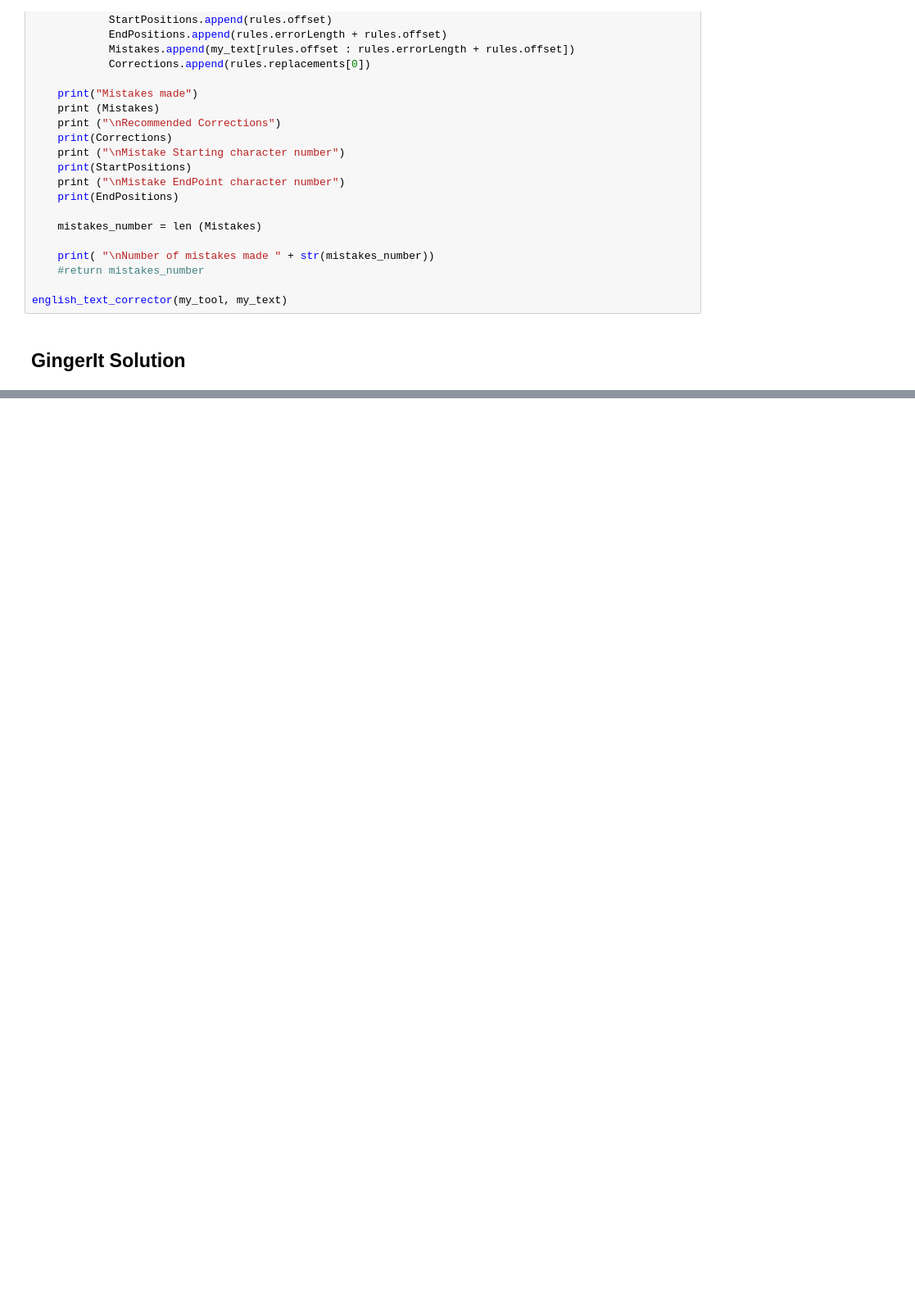
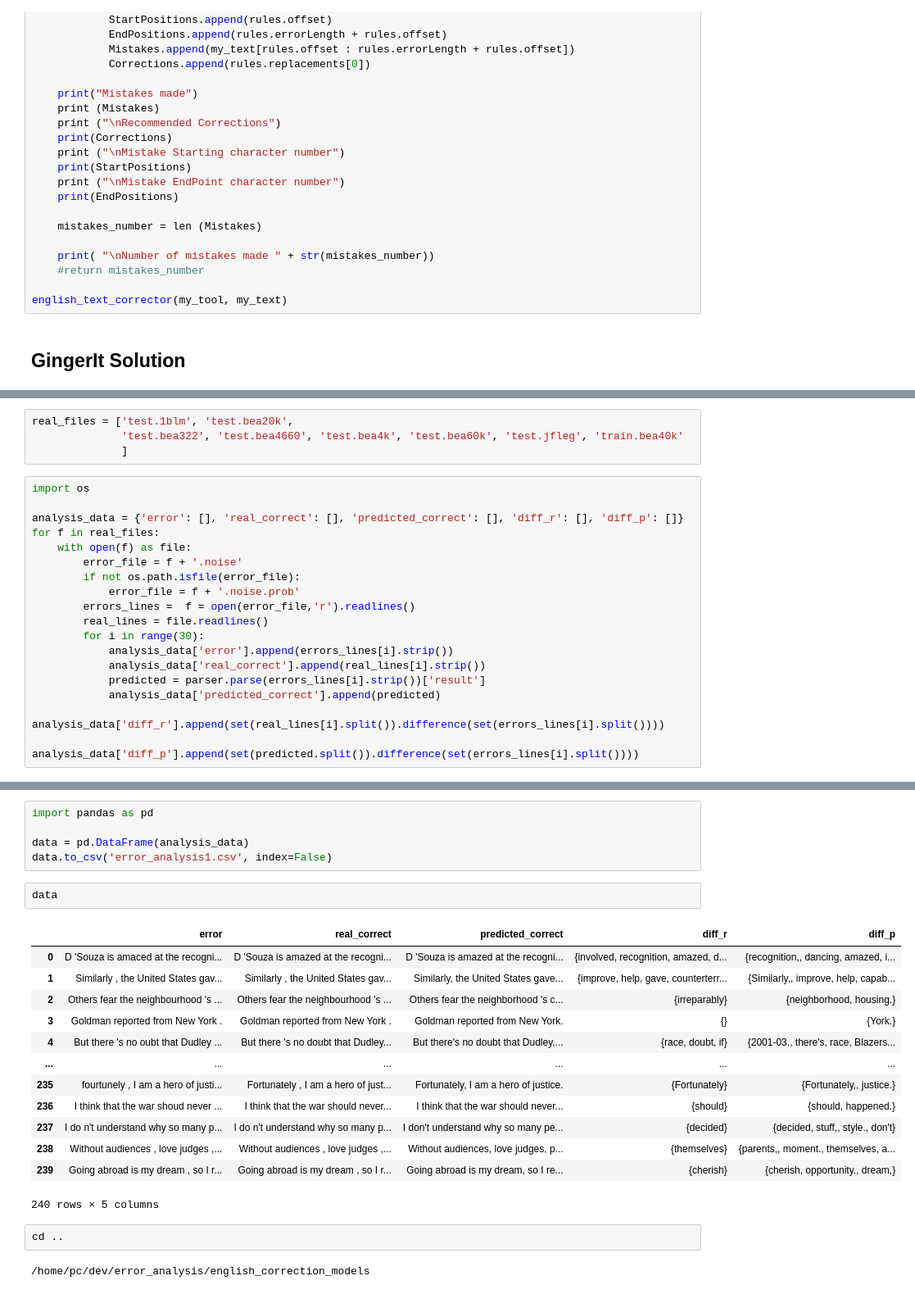
Before and after one commit to BernardTockmaji/english_correction_models, a Jupyter notebook: english_corrector_models.ipynb, the cells around one changed output, grey strips where cells are left out. Shown: that part at 82% size. Saved outputs shown, nothing was run; the diff lists cells and outputs as text; blank space fills up the shorter version.

Commit message:
spell error detection

```diff
--- a/english_corrector_models.ipynb
+++ b/english_corrector_models.ipynb
@@ -119,0 +143,22 @@ parser.parse(text)
+# %%
+real_files = ['test.1blm', 'test.bea20k',
+              'test.bea322', 'test.bea4660', 'test.bea4k', 'test.bea60k', 'test.jfleg', 'train.bea40k'
+              ]
+# %%
+import os
+
+analysis_data = {'error': [], 'real_correct': [], 'predicted_correct': [], 'diff_r': [], 'diff_p': []}
+for f in real_files:
+    with open(f) as file:
+        error_file = f + '.noise'
+        if not os.path.isfile(error_file):
+            error_file = f + '.noise.prob'
+        errors_lines =  f = open(error_file,'r').readlines()
+        real_lines = file.readlines()
+        for i in range(30):
+            analysis_data['error'].append(errors_lines[i].strip())
+            analysis_data['real_correct'].append(real_lines[i].strip())
+            predicted = parser.parse(errors_lines[i].strip())['result']
+            analysis_data['predicted_correct'].append(predicted)
+            analysis_data['diff_r'].append(set(real_lines[i].split()).difference(set(errors_lines[i].split())))
+            analysis_data['diff_p'].append(set(predicted.split()).difference(set(errors_lines[i].split())))
@@ -119,0 +185,25 @@ parser.parse(text)
+# %%
+import pandas as pd
+
+data = pd.DataFrame(analysis_data)
+data.to_csv('error_analysis1.csv', index=False)
+# %%
+data
+# %% [output]
+|  | error | real_correct | predicted_correct | diff_r | diff_p |
+| 0 | D 'Souza is amaced at the recogni... | D 'Souza is amazed at the recogni... | D 'Souza is amazed at the recogni... | {involved, recognition, amazed, d... | {recognition,, dancing, amazed, i... |
+| 1 | Similarly , the United States gav... | Similarly , the United States gav... | Similarly, the United States gave... | {improve, help, gave, counterterr... | {Similarly,, improve, help, capab... |
+| 2 | Others fear the neighbourhood 's ... | Others fear the neighbourhood 's ... | Others fear the neighborhood 's c... | {irreparably} | {neighborhood, housing.} |
+| 3 | Goldman reported from New York . | Goldman reported from New York . | Goldman reported from New York. | {} | {York.} |
+| 4 | But there 's no oubt that Dudley ... | But there 's no doubt that Dudley... | But there's no doubt that Dudley,... | {race, doubt, if} | {2001-03., there's, race, Blazers... |
+| ... | ... | ... | ... | ... | ... |
+| 235 | fourtunely , I am a hero of justi... | Fortunately , I am a hero of just... | Fortunately, I am a hero of justice. | {Fortunately} | {Fortunately,, justice.} |
+| 236 | I think that the war shoud never ... | I think that the war should never... | I think that the war should never... | {should} | {should, happened.} |
+| 237 | I do n't understand why so many p... | I do n't understand why so many p... | I don't understand why so many pe... | {decided} | {decided, stuff,, style., don't} |
+| 238 | Without audiences , love judges ,... | Without audiences , love judges ,... | Without audiences, love judges, p... | {themselves} | {parents,, moment., themselves, a... |
+| 239 | Going abroad is my dream , so I r... | Going abroad is my dream , so I r... | Going abroad is my dream, so I re... | {cherish} | {cherish, opportunity., dream,} |
+240 rows × 5 columns
+# %%
+cd ..
+# %% [output]
+/home/pc/dev/error_analysis/english_correction_models
```
Also changed, not shown: parts of 8 cells of this notebook, 26 other files.
